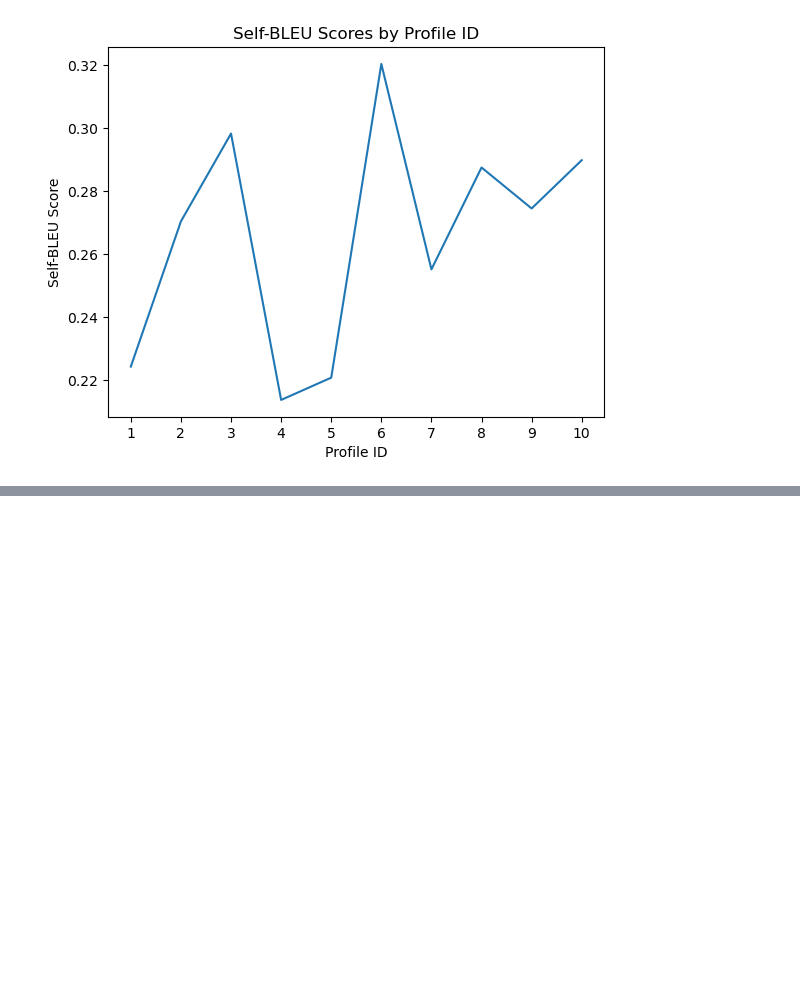
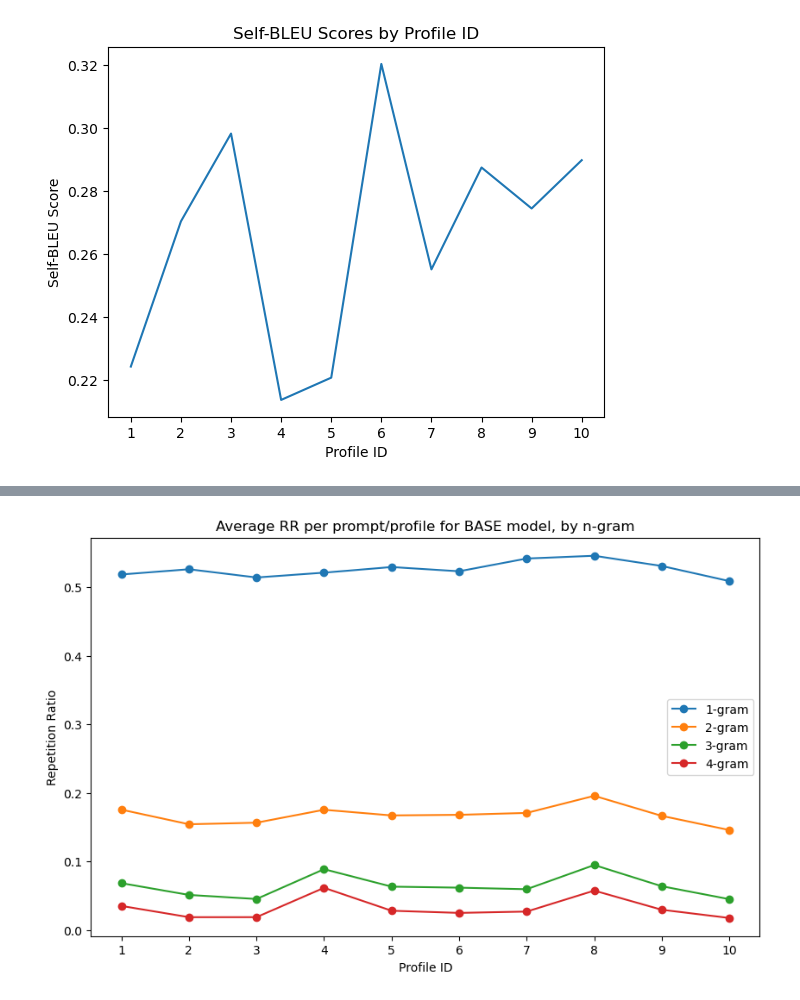
Before and after one commit to manthangadhia/occupational_bias_llms, a Jupyter notebook: notebooks/response_evaluation.ipynb, the cells around one changed output, grey strips where cells are left out. Saved outputs shown, nothing was run; the diff lists cells and outputs as text; code cells hidden in the pictures; blank space fills up the shorter version.

```diff
--- a/notebooks/response_evaluation.ipynb
+++ b/notebooks/response_evaluation.ipynb
@@ -159,0 +167,28 @@ in_all_prompts(all_prompts, p), in_all_prompts(all_prompts, p_replace), in_all_p
+# %%
+# plot results for repetition ratio
+import matplotlib.pyplot as plt
+import numpy as np
+
+# organise data by profile_id
+profile_ids = sorted(output_data['profile_id'].unique(), key=int)
+rr_by_profile = {n: [] for n in n_grams}
+
+for profile_id in profile_ids:
+    profile_responses = output_data[(output_data['profile_id'] == profile_id) &
+                                    (output_data['model'] == 'base')]['response'].tolist()
+    for n in n_grams:
+        avg_rr = np.mean([repetition_ratio(resp, n=n) for resp in profile_responses])
+        rr_by_profile[n].append(avg_rr)
+
+# Plot
+plt.figure(figsize=(10, 6))
+for n in [1, 2, 3, 4]:
+    plt.plot(profile_ids, rr_by_profile[n], marker='o', label=f'{n}-gram')
+
+plt.xlabel('Profile ID')
+plt.ylabel('Repetition Ratio')
+plt.title('Average RR per prompt/profile for BASE model, by n-gram')
+plt.legend()
+plt.show()
+# %% [output]
+[figure, added]
```
Also changed, not shown: parts of 9 cells of this notebook, 2 other files.
